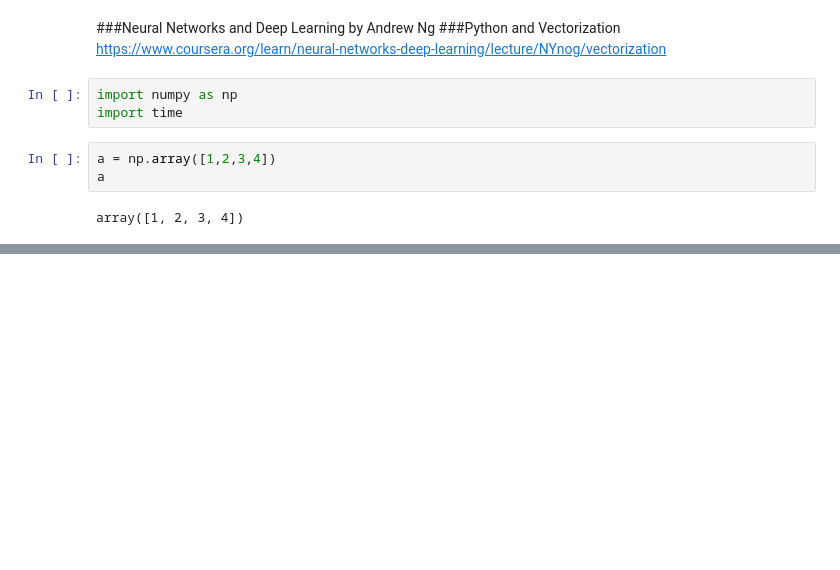
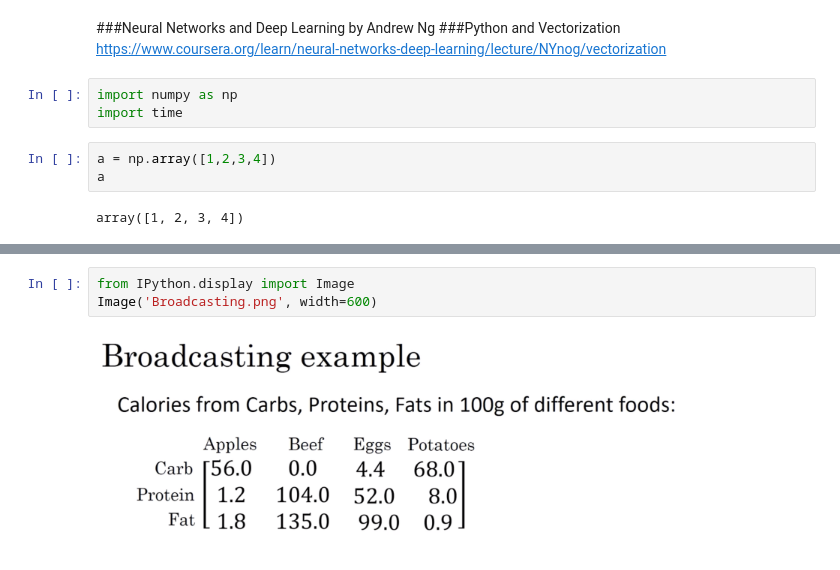
Before and after one commit to georgezoto/Neural-Networks-and-Deep-Learning, a Jupyter notebook: Logistic Regression as a Neural Network/Python_and_Vectorization.ipynb, the cells around one changed output, grey strips where cells are left out. Saved outputs shown, nothing was run; the diff lists cells and outputs as text; blank space fills up the shorter version.

Commit message:
Broadcasting example

```diff
--- a/Logistic Regression as a Neural Network/Python_and_Vectorization.ipynb
+++ b/Logistic Regression as a Neural Network/Python_and_Vectorization.ipynb
@@ -36,0 +45,5 @@ Vectorized runtime is 330 faster then iterative version
+# %%
+from IPython.display import Image
+Image('Broadcasting.png', width=600)
+# %% [output]
+[figure, added]
```
Also changed, not shown: parts of 6 cells of this notebook.
